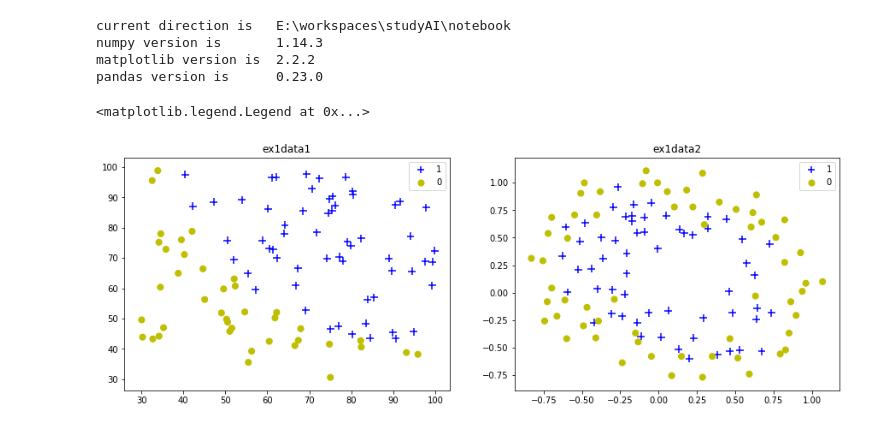
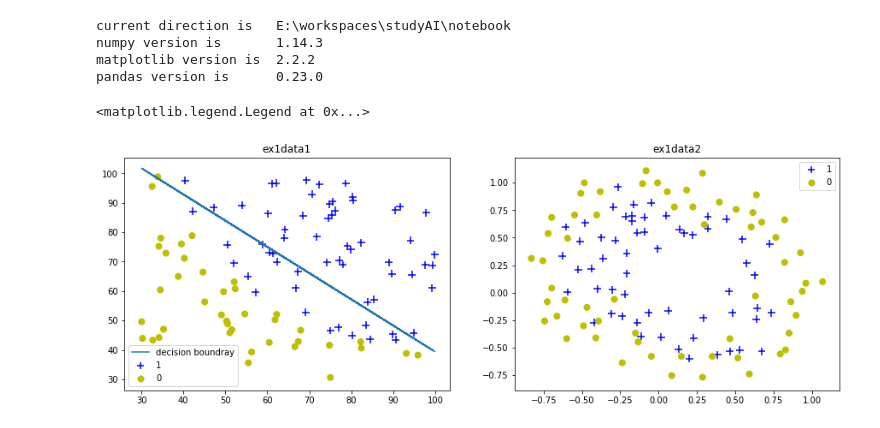
Before and after one commit to szlevinli/studyAI, a Jupyter notebook: notebook/plot_scatter.ipynb, the cells around one changed output. Cells and saved outputs as stored; diff of their text form; code cells hidden in the pictures.

```diff
--- a/notebook/plot_scatter.ipynb
+++ b/notebook/plot_scatter.ipynb
@@ -17,29 +17,40 @@ pandas version is      0.23.0
 # %%
 fig, axes = plt.subplots(1, 2, figsize=[15, 5])
 
 df = pd.read_csv('../data/andrew/ex2data1.csv', header=None)
 x = df[0]
 y = df[1]
 area = df[2]
 
 masked_0 = np.ma.masked_where(area == 0, area) * 80
 masked_1 = np.ma.masked_where(area == 1, area) + 50
 axes[0].scatter(x, y, s=masked_0, marker='+', c='b', label='1')
 axes[0].scatter(x, y, s=masked_1, marker='o', c='y', label='0')
 axes[0].set_title('ex1data1')
+
+# plot ex1data1 decision boundary
+theta_0, theta_1, theta_2 = 0.06922989, -0.00048071, -0.00053823
+# x1_1 = x.max() + 2
+# x1_2 = x.min() - 2
+# x2_1 = -1 * (theta_0 + theta_1 * x1_1) / theta_2
+# x2_2 = -1 * (theta_0 + theta_1 * x1_2) / theta_2
+yy = -1 * (theta_0 + theta_1 * x) / theta_2
+axes[0].plot(x, yy, label='decision boundray')
+
 axes[0].legend()
 
+#################################################################
 df = pd.read_csv('../data/andrew/ex2data2.csv', header=None)
 x = df[0]
 y = df[1]
 area = df[2]
 
 masked_0 = np.ma.masked_where(area == 0, area) * 80
 masked_1 = np.ma.masked_where(area == 1, area) + 50
 axes[1].scatter(x, y, s=masked_0, marker='+', c='b', label='1')
 axes[1].scatter(x, y, s=masked_1, marker='o', c='y', label='0')
 axes[1].set_title('ex1data2')
 axes[1].legend()
 # %% [output]
 <matplotlib.legend.Legend at 0x...>
-[figure, old version]
+[figure, new version]
```
Also changed, not shown: 4 other files.
